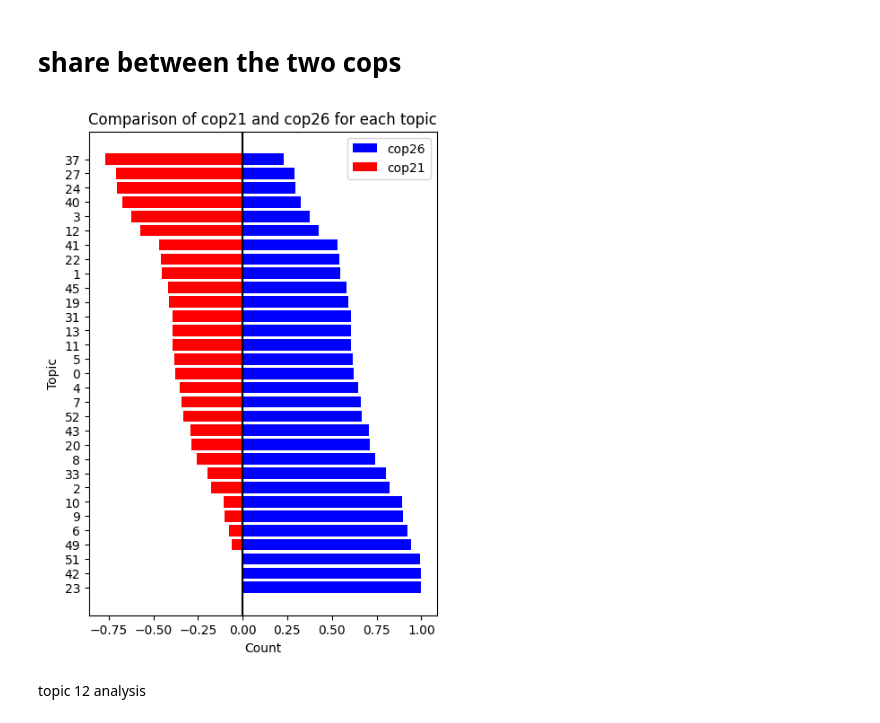
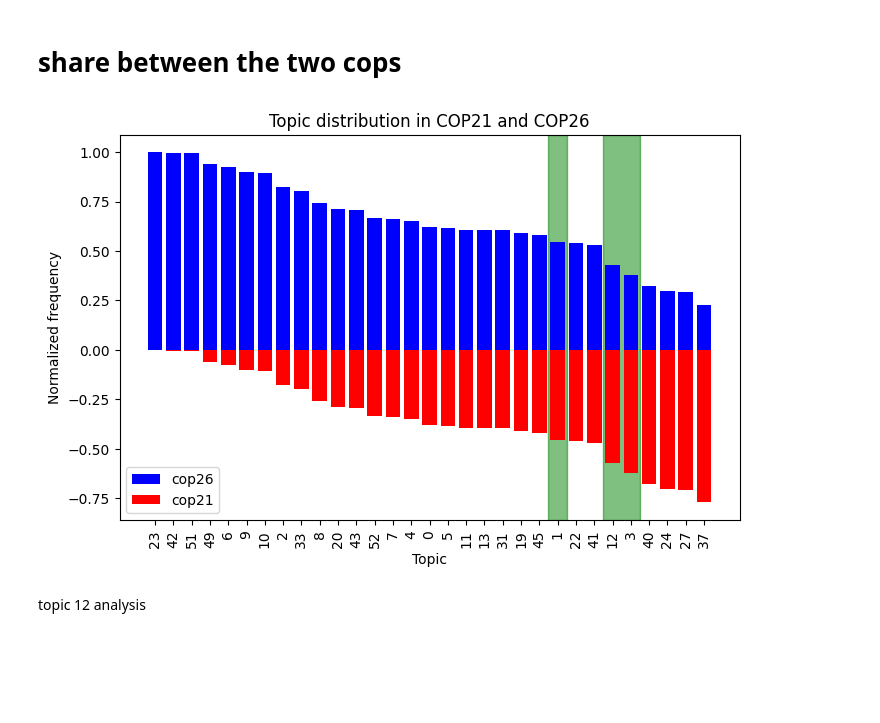
Before and after one commit to alessiogandelli/climate-network-analysis, a Jupyter notebook: src/RQ/2longitudinal.ipynb, the cells around one changed output. Saved outputs shown, nothing was run; the diff lists cells and outputs as text; code cells hidden in the pictures; blank space fills up the shorter version.

```diff
--- a/src/RQ/2longitudinal.ipynb
+++ b/src/RQ/2longitudinal.ipynb
@@ -79,25 +79,35 @@ Most polarized topics:
 # %%
 df_transposed = cop_topic.transpose().sort_values(by='cop26', ascending=False).reset_index()
 df_transposed = df_transposed[df_transposed['topic'].astype('int').isin(list(res.keys()))]# get topics only in res.keys()
 df_transposed['topic'] = df_transposed['topic'].astype('str')
 
 # Create figure and axes
 fig, ax = plt.subplots()
-fig.set_size_inches(5, 7)
+fig.set_size_inches(8, 5)
 
-ax.barh(df_transposed['topic'], df_transposed['cop26'], color='b', label='cop26')#  bar for cop26
-ax.barh(df_transposed['topic'], -df_transposed['cop21'], color='r', label='cop21')# bar for cop21 in the opposite direction
+ax.axvspan(24.5, 26.5, alpha=0.5, color='green')
+ax.axvspan(21.5, 22.5, alpha=0.5, color='green')
+
+ax.bar(df_transposed['topic'], df_transposed['cop26'], color='b', label='cop26')#  bar for cop26
+ax.bar(df_transposed['topic'], -df_transposed['cop21'], color='r', label='cop21')# bar for cop21 in the opposite direction
 
 
 # Set labels and title
-ax.set_xlabel('Count')
-ax.set_ylabel('Topic')
-ax.set_title('Comparison of cop21 and cop26 for each topic')
-ax.axvline(0, color='black')
+ax.set_xlabel("Topic")
+ax.set_ylabel("Normalized frequency")
+ax.set_title("Topic distribution in COP21 and COP26")
 ax.legend()
+
+#highlight topic '3' '1' and '12'
+#ax.axvspan(2.5, 3.5, alpha=0.5, color='green')
+
+#xticks rotation
+plt.xticks(rotation=90)
+
+
 plt.show()
 # %% [output]
-[figure, old version]
+[figure, new version]
 # %% [markdown]
 topic 12 analysis
 # %%
```
Also changed, not shown: parts of 1 cell of this notebook, 6 other files.
